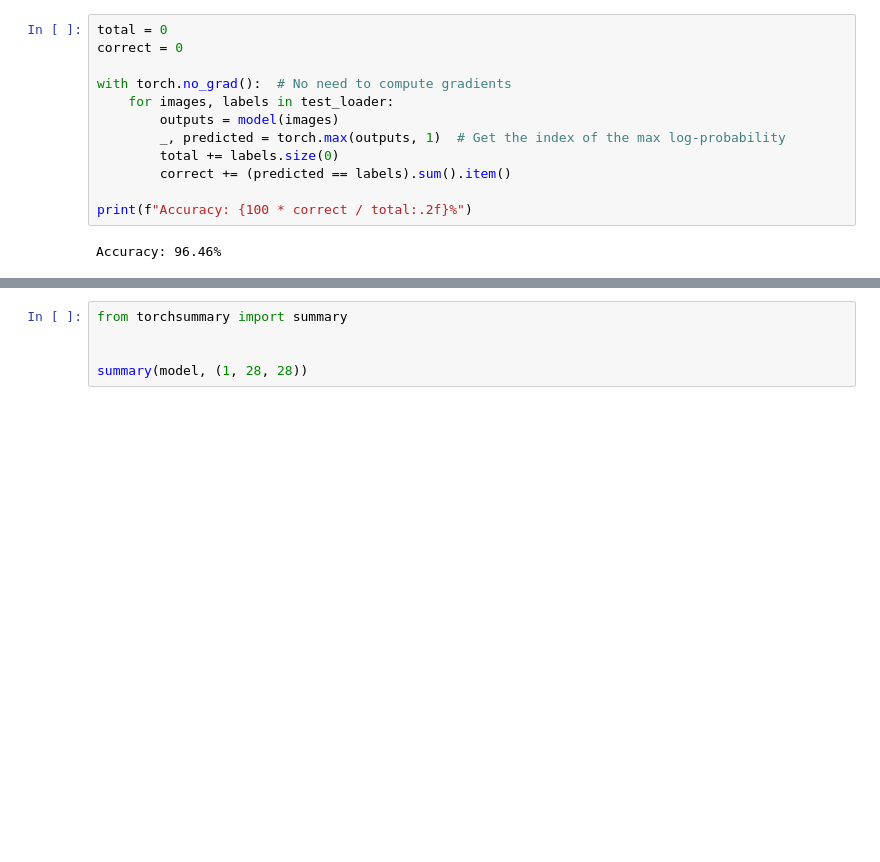
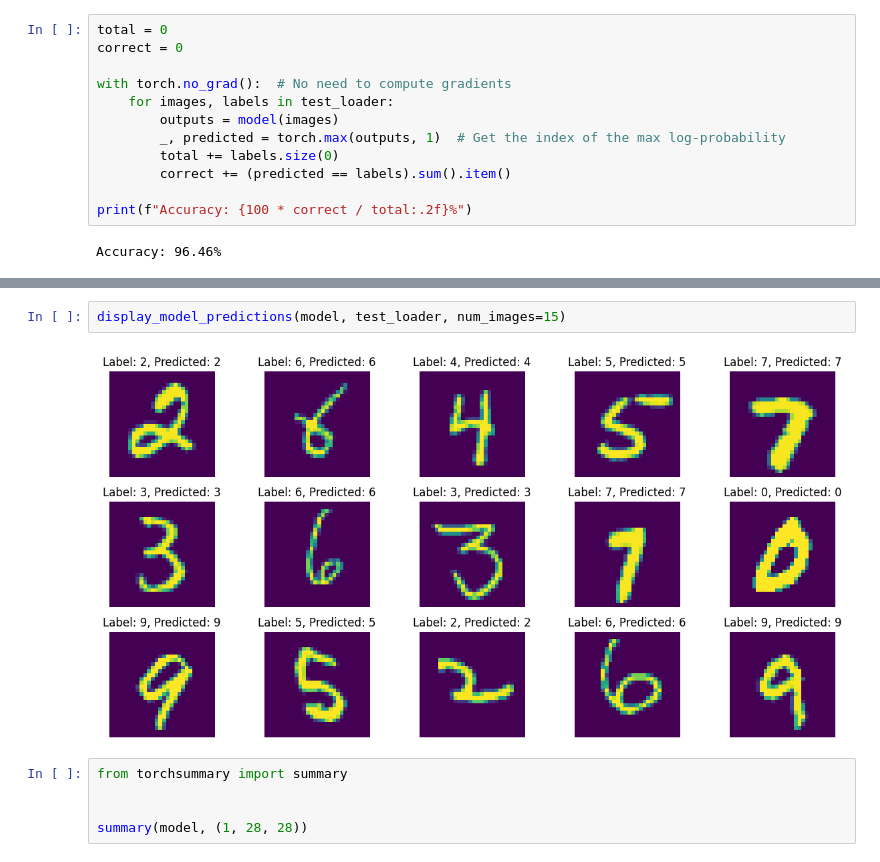
Before and after one commit to DominikJur/Image-Classification-with-Torch-Keras-and-Tensorflow, a Jupyter notebook: nb.ipynb, the cells around one changed output, grey strips where cells are left out. Saved outputs shown, nothing was run; the diff lists cells and outputs as text; blank space fills up the shorter version.

```diff
--- a/nb.ipynb
+++ b/nb.ipynb
@@ -133,3 +149,7 @@ display_model_predictions(model, test_loader)
+# %%
+display_model_predictions(model, test_loader, num_images=15)
+# %% [output]
+[figure, added]
 # %%
 from torchsummary import summary
 
```
Also changed, not shown: parts of 3 cells of this notebook.
